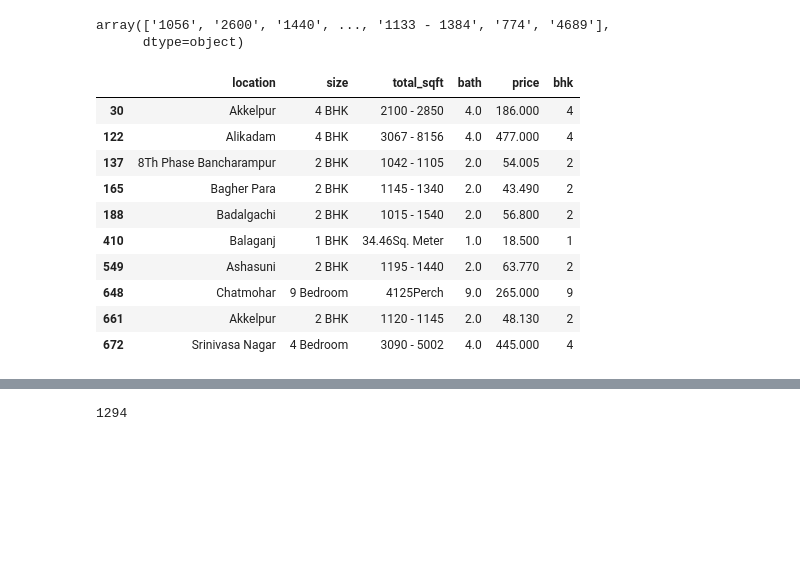
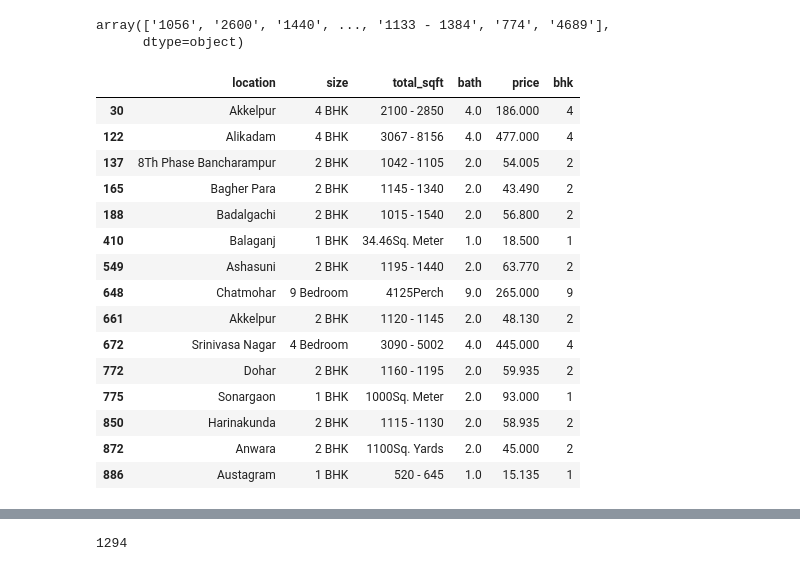
Before and after one commit to abdullah-hadi/Real-Estate-Price-Prediction, a Jupyter notebook: forbd(2).ipynb, the cells around one changed output, grey strips where cells are left out. Cells and saved outputs as stored; diff of their text form; code cells hidden in the pictures; blank space fills up the shorter version.

```diff
--- a/forbd(2).ipynb
+++ b/forbd(2).ipynb
@@ -97,26 +124,31 @@ df2.total_sqft.unique()
 array(['1056', '2600', '1440', ..., '1133 - 1384', '774', '4689'],
       dtype=object)
 # %%
-def is_false(x) :
-    try :
+def is_float(x):
+    try:
         float(x)
-    except :
+    except:
         return False
     return True
 # %%
-df2[~df2['total_sqft'].apply(is_false)].head(10) #Show non-accurate value of 'total_sqft'
+df2[~df2['total_sqft'].apply(is_float)].head(15) #check inconsistent data in 'total_sqft'
 # %% [output]
 |  | location | size | total_sqft | bath | price | bhk |
 | 30 | Akkelpur | 4 BHK | 2100 - 2850 | 4.0 | 186.000 | 4 |
 | 122 | Alikadam | 4 BHK | 3067 - 8156 | 4.0 | 477.000 | 4 |
 | 137 | 8Th Phase Bancharampur | 2 BHK | 1042 - 1105 | 2.0 | 54.005 | 2 |
 | 165 | Bagher Para | 2 BHK | 1145 - 1340 | 2.0 | 43.490 | 2 |
 | 188 | Badalgachi | 2 BHK | 1015 - 1540 | 2.0 | 56.800 | 2 |
 | 410 | Balaganj | 1 BHK | 34.46Sq. Meter | 1.0 | 18.500 | 1 |
 | 549 | Ashasuni | 2 BHK | 1195 - 1440 | 2.0 | 63.770 | 2 |
 | 648 | Chatmohar | 9 Bedroom | 4125Perch | 9.0 | 265.000 | 9 |
 | 661 | Akkelpur | 2 BHK | 1120 - 1145 | 2.0 | 48.130 | 2 |
 | 672 | Srinivasa Nagar | 4 Bedroom | 3090 - 5002 | 4.0 | 445.000 | 4 |
+| 772 | Dohar | 2 BHK | 1160 - 1195 | 2.0 | 59.935 | 2 |
+| 775 | Sonargaon | 1 BHK | 1000Sq. Meter | 2.0 | 93.000 | 1 |
+| 850 | Harinakunda | 2 BHK | 1115 - 1130 | 2.0 | 58.935 | 2 |
+| 872 | Anwara | 2 BHK | 1100Sq. Yards | 2.0 | 45.000 | 2 |
+| 886 | Austagram | 1 BHK | 520 - 645 | 1.0 | 15.135 | 1 |
 # %%
 def convert_sqft_to_num(x) :
     tokens = x.split('-')
```
Also changed, not shown: parts of 30 cells of this notebook, 1 other file.
